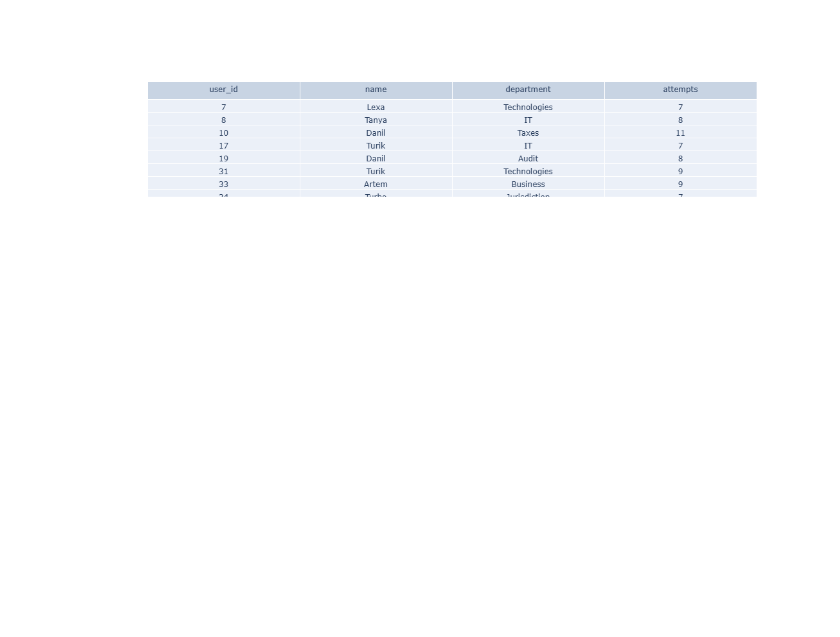
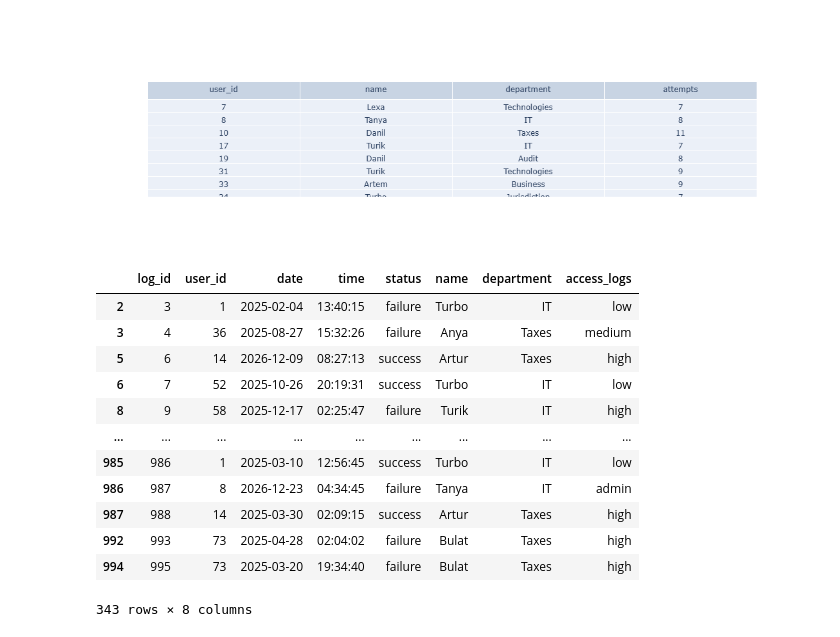
Before and after one commit to Safuanov888/Incident_dashboard, a Jupyter notebook: gen_data.ipynb, the cells around one changed output. Cells and saved outputs as stored; diff of their text form; code cells hidden in the pictures; blank space fills up the shorter version.

```diff
--- a/gen_data.ipynb
+++ b/gen_data.ipynb
@@ -227,3 +227,19 @@ go.Figure(data=[go.Table(header=dict(values=list(table.columns)),
                          cells=dict(values=table.values.T.tolist()))])
 # %% [output]
 [figure]
+# %%
+logs_with_emp[logs_with_emp['department'].isin(['IT', 'Taxes'])]
+# %% [output]
+|  | log_id | user_id | date | time | status | name | department | access_logs |
+| 2 | 3 | 1 | 2025-02-04 | 13:40:15 | failure | Turbo | IT | low |
+| 3 | 4 | 36 | 2025-08-27 | 15:32:26 | failure | Anya | Taxes | medium |
+| 5 | 6 | 14 | 2026-12-09 | 08:27:13 | success | Artur | Taxes | high |
+| 6 | 7 | 52 | 2025-10-26 | 20:19:31 | success | Turbo | IT | low |
+| 8 | 9 | 58 | 2025-12-17 | 02:25:47 | failure | Turik | IT | high |
+| ... | ... | ... | ... | ... | ... | ... | ... | ... |
+| 985 | 986 | 1 | 2025-03-10 | 12:56:45 | success | Turbo | IT | low |
+| 986 | 987 | 8 | 2026-12-23 | 04:34:45 | failure | Tanya | IT | admin |
+| 987 | 988 | 14 | 2025-03-30 | 02:09:15 | success | Artur | Taxes | high |
+| 992 | 993 | 73 | 2025-04-28 | 02:04:02 | failure | Bulat | Taxes | high |
+| 994 | 995 | 73 | 2025-03-20 | 19:34:40 | failure | Bulat | Taxes | high |
+343 rows × 8 columns
```
Also changed, not shown: 1 other file.
